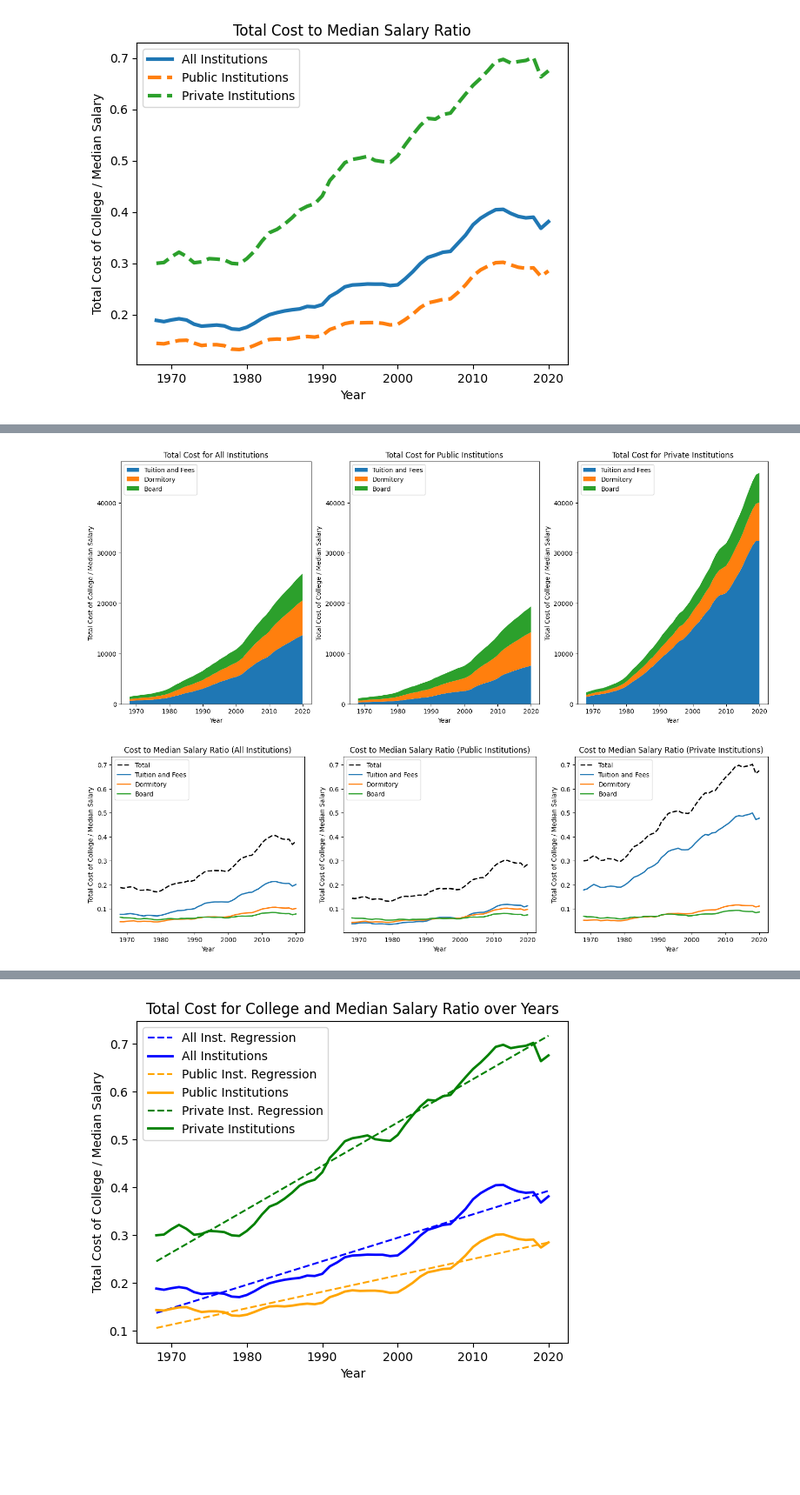
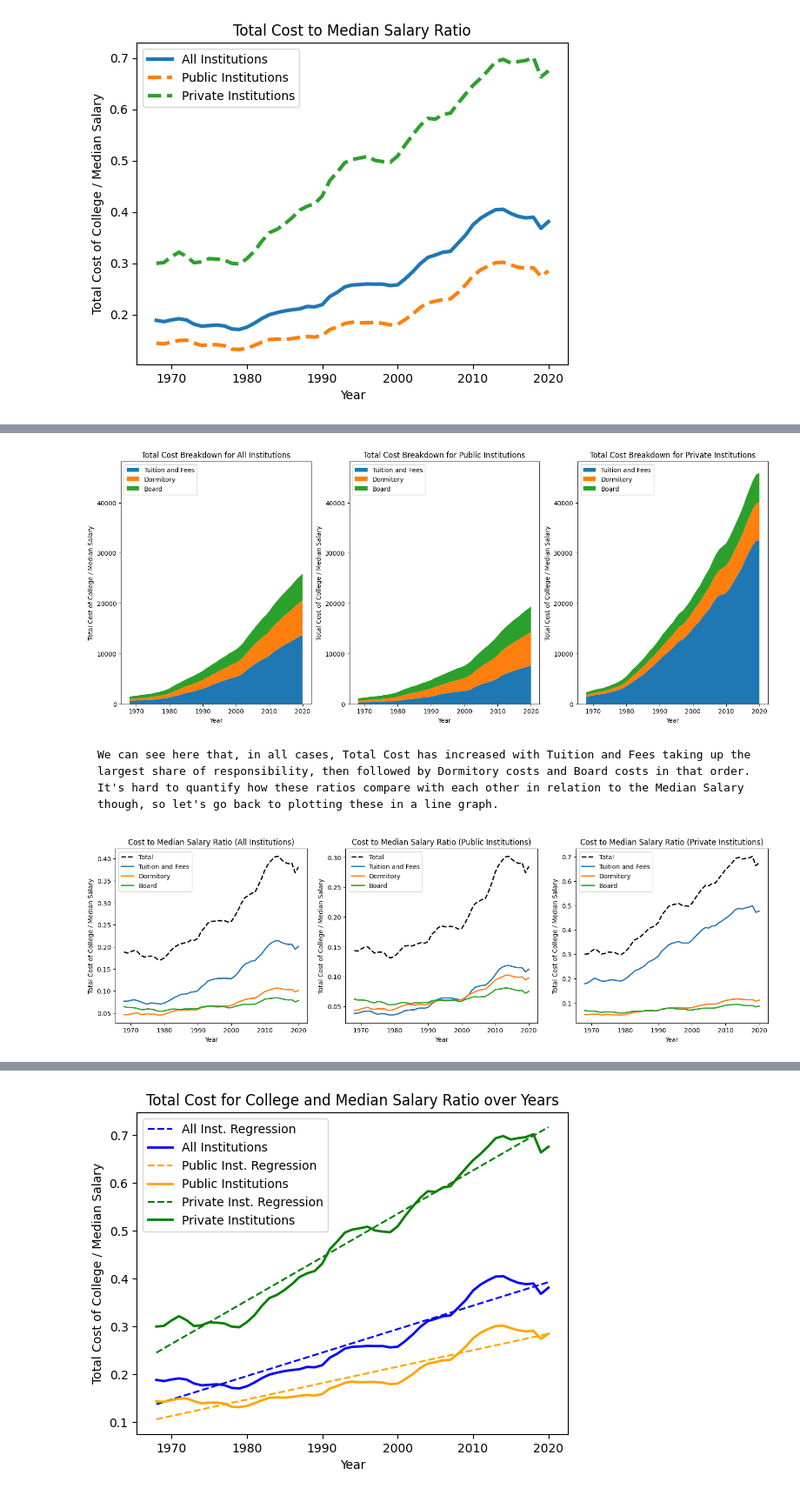
Before and after one commit to Agustin-Mor/Agustin-Mor.github.io, a Jupyter notebook: tutorial.ipynb, the cells around one changed output, grey strips where cells are left out. Shown at 87% size. Cells and saved outputs as stored; diff of their text form; code cells hidden in the pictures; blank space fills up the shorter version.

```diff
--- a/tutorial.ipynb
+++ b/tutorial.ipynb
@@ -302,9 +310,9 @@ plt.show()
 fig, axes = plt.subplots(1,3, figsize=(5,7), sharey=True)
 
 # Creating titles for each plot
-fig_titles = ['Total Cost for All Institutions',
-              'Total Cost for Public Institutions',
-              'Total Cost for Private Institutions']
+fig_titles = ['Total Cost Breakdown for All Institutions',
+              'Total Cost Breakdown for Public Institutions',
+              'Total Cost Breakdown for Private Institutions']
 
 # Plotting total cost stackplot for each type of institution
 for idx, df in enumerate(df_college_cost):
@@ -328,20 +336,22 @@ fig.subplots_adjust(right=3)
 # Displaying plots
 plt.show()
 # %% [output]
-[figure, old version]
+[figure, new version]
+# %% [markdown]
+    We can see here that, in all cases, Total Cost has increased with Tuition and Fees taking up the largest share of responsibility, then followed by Dormitory costs and Board costs in that order. It's hard to quantify how these ratios compare with each other in relation to the Median Salary though, so let's go back to plotting these in a line graph.
 # %%
-# Creating frames for subplot
-fig, axes = plt.subplots(1,3, figsize=(5, 5), sharey=True)
+# Creating frames for subplots
+fig, axes = plt.subplots(1,3, figsize=(5, 5), sharey=False)
 
 # Creating titles for each plot
 fig_titles = ['Cost to Median Salary Ratio (All Institutions)',
               'Cost to Median Salary Ratio (Public Institutions)',
               'Cost to Median Salary Ratio (Private Institutions)']
 
-# Plotting ratios to median salary for each type of cost, for each type of institution
+# Plotting ratios of Median Salary for each type of cost, for each type of institution
 for idx, df in enumerate(df_college_cost):
 
-    # Plotting total cost ratio
+    # Plotting Total cost ratio
     fig.axes[idx].plot(
         df['Year'],
         df['Total'] / df['Estimate'],
@@ -350,38 +360,38 @@ for idx, df in enumerate(df_college_cost):
         linestyle='--'
     )
 
-    # plotting Tuition and Fees ratio
+    # Plotting Tuition and Fees ratio
     fig.axes[idx].plot(
         df['Year'],
         df['Tuition_and_Fees'] / df['Estimate'],
         linewidth=2
     )
 
     # PLotting Dormitory ratio
     fig.axes[idx].plot(
         df['Year'],
         df['Dormitory'] / df['Estimate'],
         linewidth=2
     )
 
     # Plotting Board ratio
     fig.axes[idx].plot(
         df['Year'],
         df['Board'] / df['Estimate'],
         linewidth=2
     )
 
     # Labeling plots
     fig.axes[idx].set_title(fig_titles[idx])
     fig.axes[idx].set_xlabel('Year')
     fig.axes[idx].set_ylabel('Total Cost of College / Median Salary')
     fig.axes[idx].legend(['Total', 'Tuition and Fees', 'Dormitory', 'Board'], loc='upper left')
     fig.axes[idx].yaxis.set_tick_params(labelleft=True)
 
 # Adjusting spacing for subplots
 fig.subplots_adjust(right=3)
 
 # Displaying plots
 plt.show()
 # %% [output]
-[figure, old version]
+[figure, new version]
```
Also changed, not shown: parts of 18 cells of this notebook, 1 other file.
